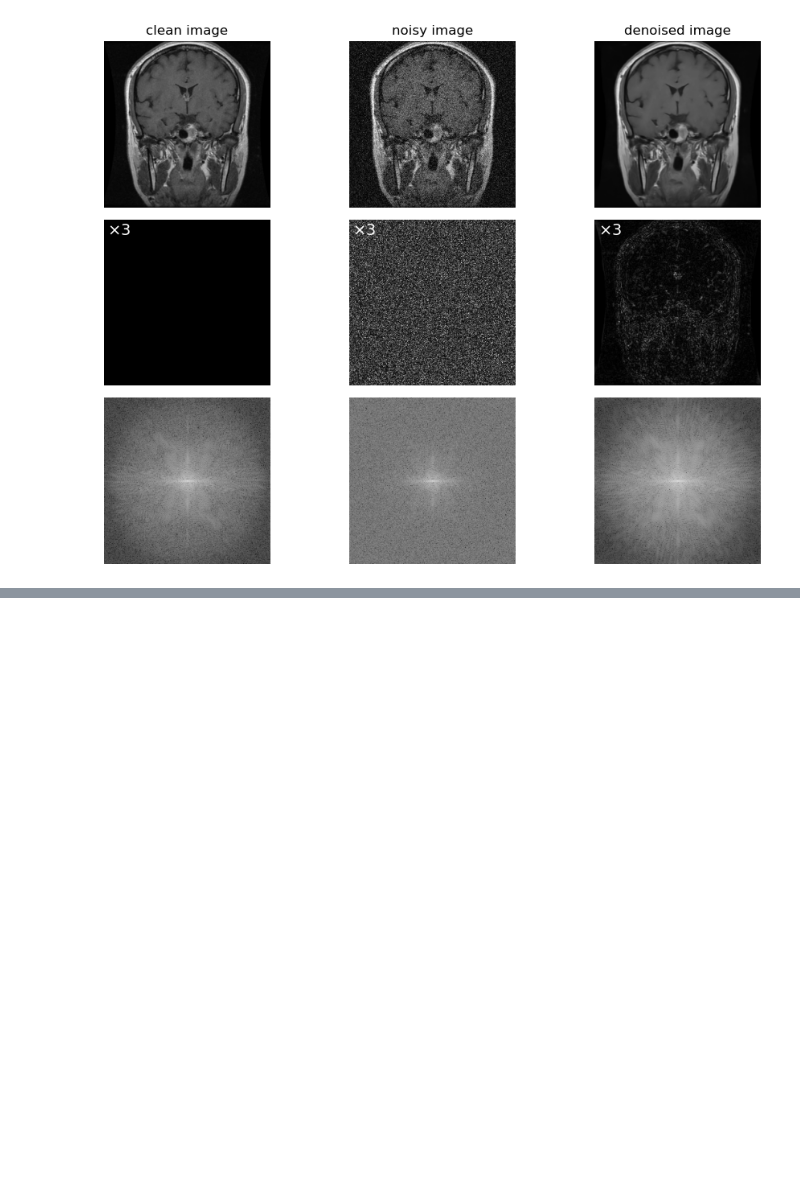
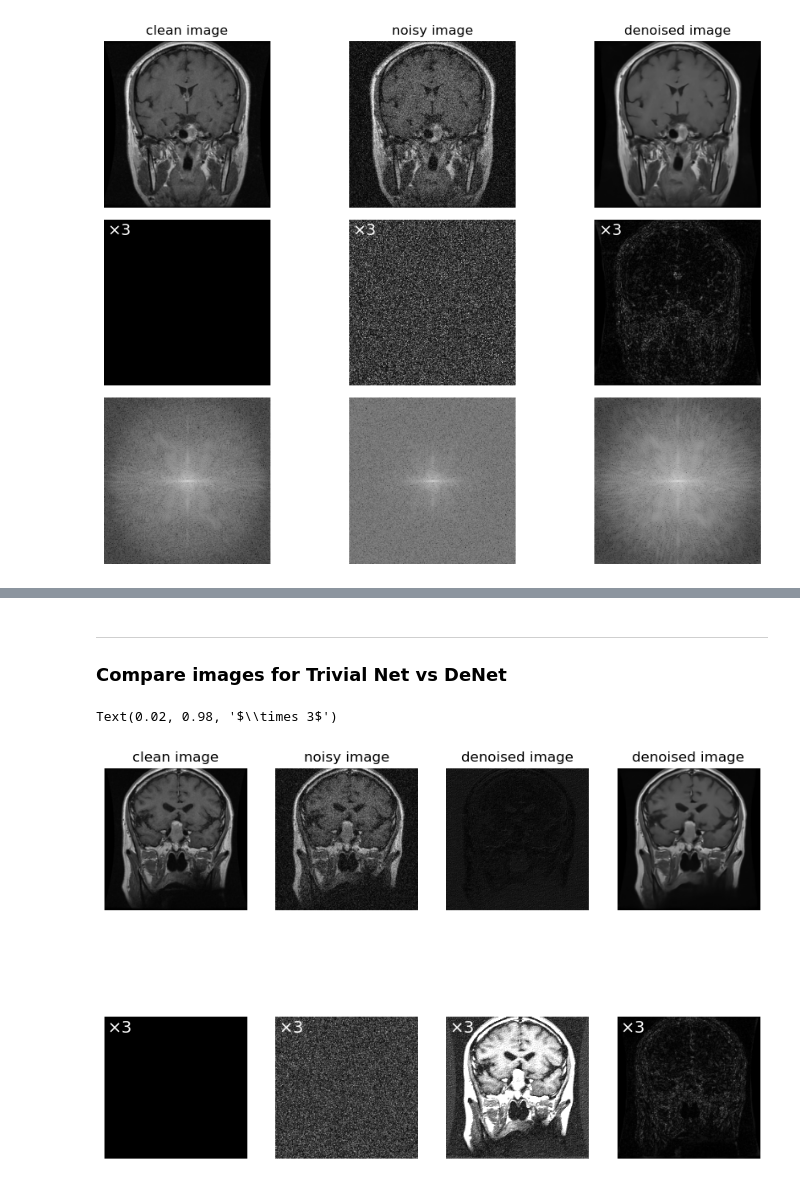
Before and after one commit to gwherb/Final-Project-Group-Work-5710, a Jupyter notebook: UNet_w_SSIM_L1.ipynb, the cells around one changed output, grey strips where cells are left out. Saved outputs shown, nothing was run; the diff lists cells and outputs as text; code cells hidden in the pictures; blank space fills up the shorter version.

```diff
--- a/UNet_w_SSIM_L1.ipynb
+++ b/UNet_w_SSIM_L1.ipynb
@@ -481,0 +518,57 @@ Test Structural Similarity Index: 0.658972295882478
+# %% [markdown]
+___
+### Compare images for Trivial Net vs DeNet
+# %%
+test_dataset = TIFFDataset('test-clean-tif', transform=transform) # Create the dataset for test images
+test_clean = test_dataset[0] # Load one clean image from the test dataset
+test_noisy = test_clean + (torch.randn_like(test_clean) * sig) # Add noise to the clean image
+# test_denoised = model(test_noisy).detach() # Denoise the noisy image using the trained model
+test_noisy_4d = test_noisy.unsqueeze(0) # Add an extra dimension to represent the batch size
+test_denoised = model(test_noisy_4d).detach() # Now pass this 4D tensor to the model
+test_denoised = test_denoised.squeeze(0) # Remove the batch dimension before further processing
+
+test_denoised_trivial = trivial_model(test_noisy).detach() # Denoise the noisy image using the trained model
+
+# Your existing code to generate the figure and axes
+fig, ax = plt.subplots(2, 4, figsize=(10, 7))
+
+# Plot clean image
+ax[0, 0].imshow(np.abs(test_clean).squeeze().numpy(), cmap='gray', vmin=0, vmax=1)
+ax[0, 0].set_title('clean image')
+ax[0, 0].axis('off')
+
+# Plot noisy image
+ax[0, 1].imshow(np.abs(test_noisy).squeeze().numpy(), cmap='gray', vmin=0, vmax=1)
+ax[0, 1].set_title('noisy image')
+ax[0, 1].axis('off')
+
+# Plot denoised image TrivialNet
+ax[0, 2].imshow(np.abs(test_denoised_trivial).squeeze().numpy(), cmap='gray', vmin=0, vmax=1)
+ax[0, 2].set_title('denoised image')
+ax[0, 2].axis('off')
+
+# Plot denoised image DeNet
+ax[0, 3].imshow(np.abs(test_denoised).squeeze().numpy(), cmap='gray', vmin=0, vmax=1)
+ax[0, 3].set_title('denoised image')
+ax[0, 3].axis('off')
+
+
+# Plot corresponding error images
+ax[1, 0].imshow(3*np.abs(test_clean - test_clean).squeeze().numpy(), cmap='gray', vmin=0, vmax=1)
+ax[1, 0].axis('off')
+ax[1, 0].text(0.02, 0.98, r'$\times 3$', transform=ax[1, 0].transAxes, fontsize=14, va='top', ha='left', color='white')
+
+ax[1, 1].imshow(3*np.abs(test_clean - test_noisy).squeeze().numpy(), cmap='gray', vmin=0, vmax=1)
+ax[1, 1].axis('off')
+ax[1, 1].text(0.02, 0.98, r'$\times 3$', transform=ax[1, 1].transAxes, fontsize=14, va='top', ha='left', color='white')
+
+ax[1, 2].imshow(3*np.abs(test_clean - test_denoised_trivial).squeeze().numpy(), cmap='gray', vmin=0, vmax=1)
+ax[1, 2].axis('off')
+ax[1, 2].text(0.02, 0.98, r'$\times 3$', transform=ax[1, 2].transAxes, fontsize=14, va='top', ha='left', color='white')
+
+ax[1, 3].imshow(3*np.abs(test_clean - test_denoised).squeeze().numpy(), cmap='gray', vmin=0, vmax=1)
+ax[1, 3].axis('off')
+ax[1, 3].text(0.02, 0.98, r'$\times 3$', transform=ax[1, 3].transAxes, fontsize=14, va='top', ha='left', color='white')
+# %% [output]
+Text(0.02, 0.98, '$\\times 3$')
+[figure, added]
```
Also changed, not shown: parts of 17 cells of this notebook.
